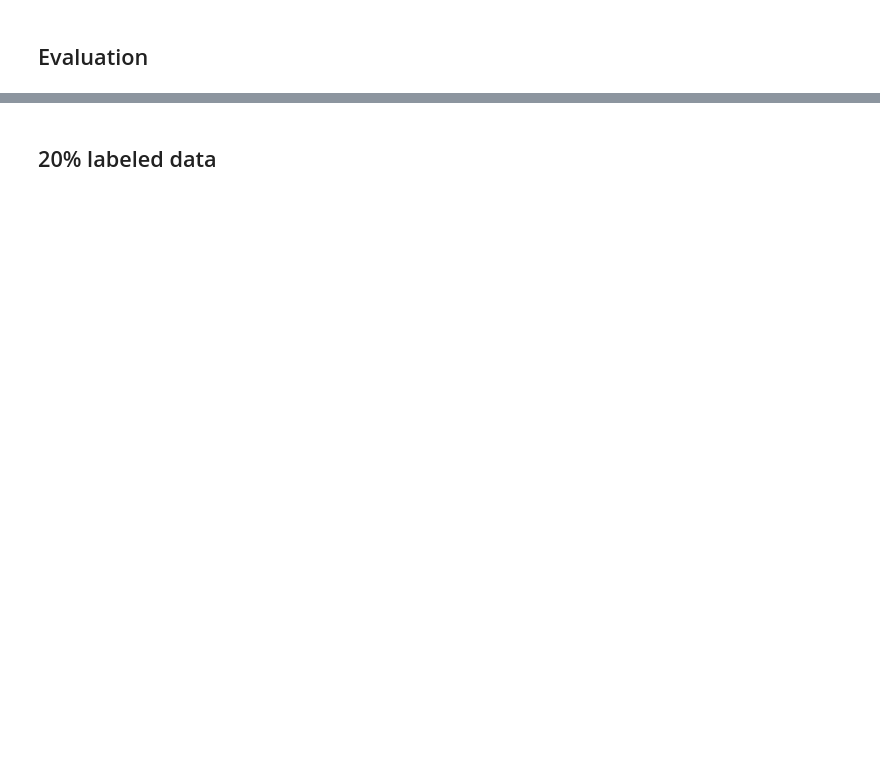
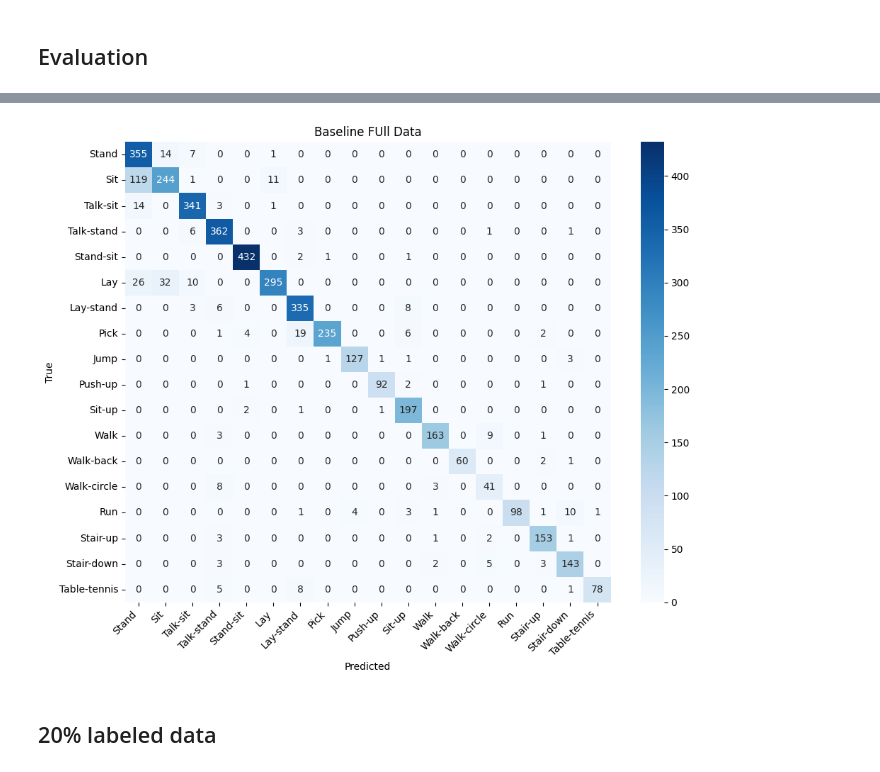
Before and after one commit to sarthakghavghave/self-supervised-activity-recognition, a Jupyter notebook: notebooks/02_baseline_cnn.ipynb, the cells around one changed output, grey strips where cells are left out. Saved outputs shown, nothing was run; the diff lists cells and outputs as text; code cells hidden in the pictures; blank space fills up the shorter version.

```diff
--- a/notebooks/02_baseline_cnn.ipynb
+++ b/notebooks/02_baseline_cnn.ipynb
@@ -236,3 +167,7 @@ weighted avg       0.88      0.88      0.88      4150
+# %%
+make_confusion(model, test_loader, title="Baseline FUll Data")
+# %% [output]
+[figure, added]
 # %% [markdown]
 ## 20% labeled data
 # %%
```
Also changed, not shown: parts of 12 cells of this notebook, 6 other files.
